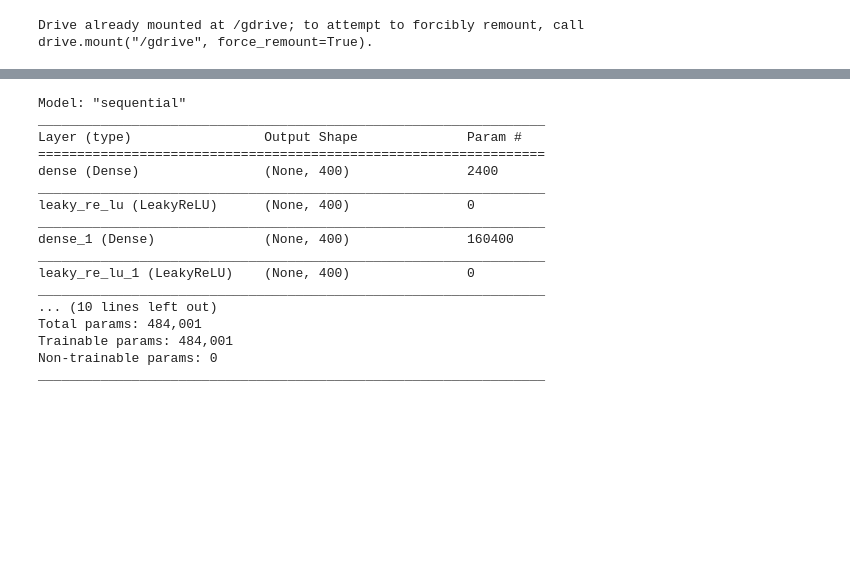
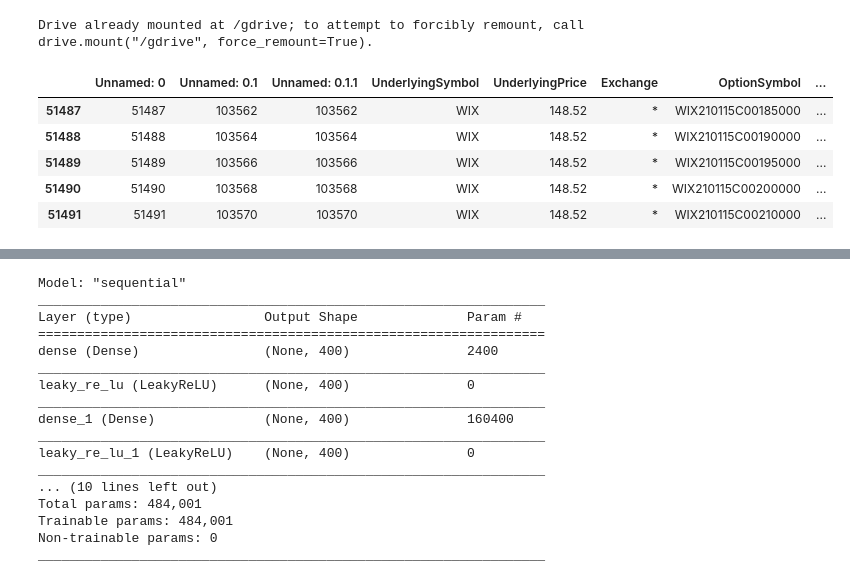
Before and after one commit to zjzsu2000/CMPE297_AdvanceDL_Project, a Jupyter notebook: Data_Preprocessing/Final_result.ipynb, the cells around one changed output, grey strips where cells are left out. Saved outputs shown, nothing was run; the diff lists cells and outputs as text; code cells hidden in the pictures; blank space fills up the shorter version.

```diff
--- a/Data_Preprocessing/Final_result.ipynb
+++ b/Data_Preprocessing/Final_result.ipynb
@@ -19,3 +20,12 @@ option = pd.read_csv('/gdrive/My Drive/Data set/Option/WIX_call-options-black-sc
 model_lstm = load_model('/gdrive/Shareddrives/CMPE297_49_project/models/model1_lstm_call_1.h5')
 model2 = load_model('/gdrive/Shareddrives/CMPE297_49_project/models/model2_call21_all_4000.h5')
 model3= load_model('/gdrive/Shareddrives/CMPE297_49_project/models/model3_call_sigma5_all_1024_4000.h5')
+# %%
+lstm_option.tail()
+# %% [output]
+|  | Unnamed: 0 | Unnamed: 0.1 | Unnamed: 0.1.1 | UnderlyingSymbol | UnderlyingPrice | Exchange | OptionSymbol | ... |
+| 51487 | 51487 | 103562 | 103562 | WIX | 148.52 | * | WIX210115C00185000 | ... |
+| 51488 | 51488 | 103564 | 103564 | WIX | 148.52 | * | WIX210115C00190000 | ... |
+| 51489 | 51489 | 103566 | 103566 | WIX | 148.52 | * | WIX210115C00195000 | ... |
+| 51490 | 51490 | 103568 | 103568 | WIX | 148.52 | * | WIX210115C00200000 | ... |
+| 51491 | 51491 | 103570 | 103570 | WIX | 148.52 | * | WIX210115C00210000 | ... |
```
Also changed, not shown: parts of 15 cells of this notebook.
